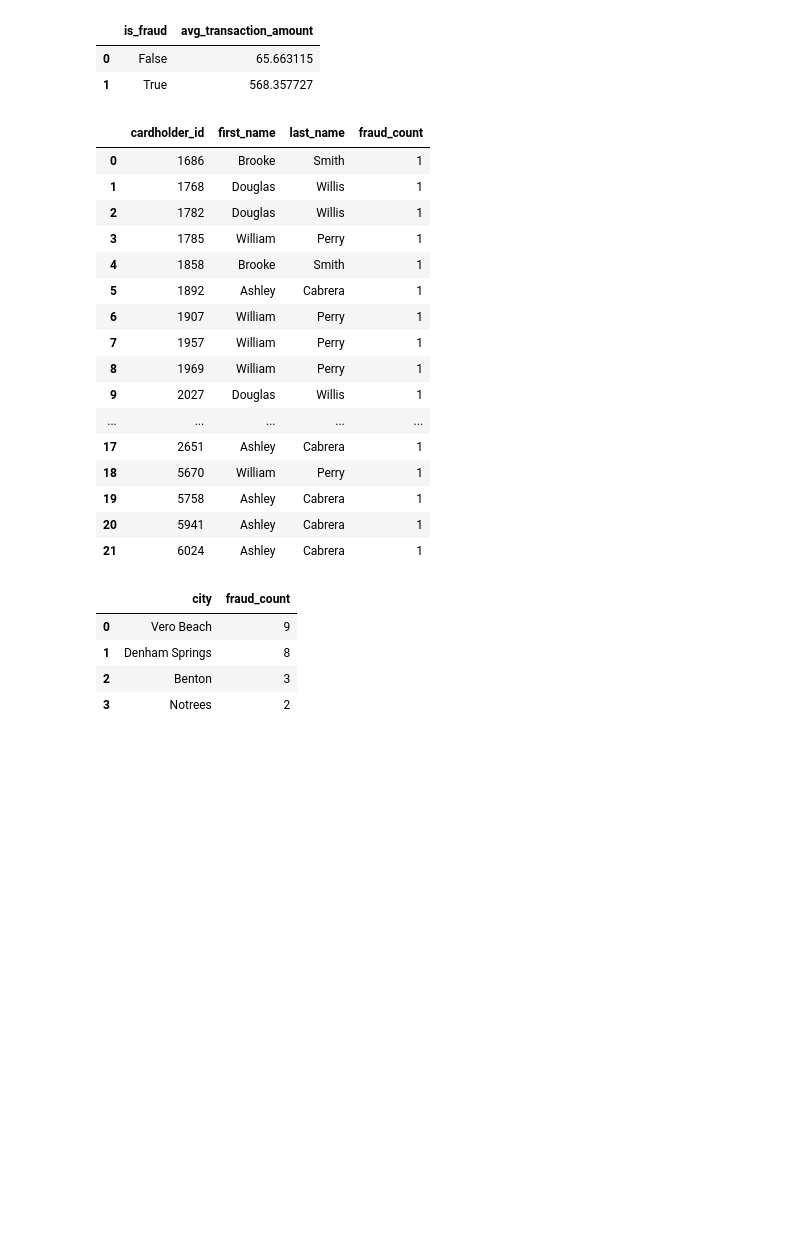
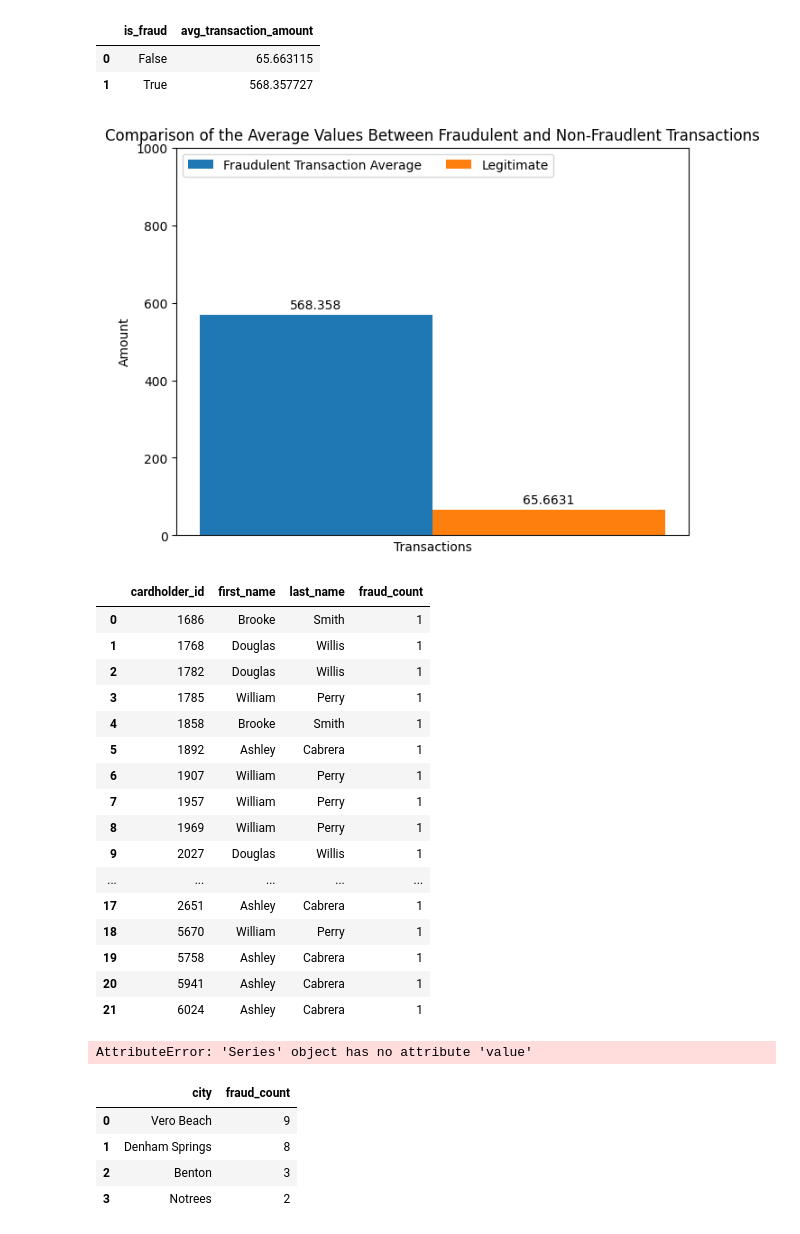
Before and after one commit to COP3710CreditCardFraudDetection/CCFraudDetectionDB, a Jupyter notebook: Team7.ipynb, the cells around one changed output. Drawn from its saved outputs; the diff is of its cells as text; code cells hidden in the pictures; blank space fills up the shorter version.

```diff
--- a/Team7.ipynb
+++ b/Team7.ipynb
@@ -84,20 +136,49 @@ import seaborn as sns
 # %%
 #Query 4:Find avg transaction amount for fraudlent and non fraudulent transactions: false being non-fraudulent, true being fraudulent.
 Query4 = """SELECT is_fraud, AVG(amount) AS avg_transaction_amount
 FROM transactions
 GROUP BY is_fraud;"""
 df4 = pd.read_sql(Query4, engine)
 from IPython.display import display
 display(df4)
 
 
 import matplotlib.pyplot as plot
-import seaborn as sns
-#plot
+import numpy as np
+#I can plot this as a grouped bar chart, or side by side bar chart
+
+name = {"Transactions"}
+LegitAvg = df4['avg_transaction_amount'].values[0]
+fraudAvg = df4['avg_transaction_amount'].values[1]
+transaction_Averages = {'Fraudulent Transaction Average':(fraudAvg), 'Legitimate':(LegitAvg)}
+
+x = np.arange(len(name)) / 2
+width = 0.25
+multiplier = 0
+
+fig, ax= plot.subplots(layout = 'constrained')
+
+for attribute, avg in transaction_Averages.items():
+    offset = width * multiplier
+    rects = ax.bar(x + offset, avg, width, label = attribute)
+    ax.bar_label(rects, padding = 3)
+    multiplier += 1
+
+
+ax.set_ylabel('Amount')
+ax.set_title('Comparison of the Average Values Between Fraudulent and Non-Fraudlent Transactions')
+ax.set_xlabel('Transactions')
+ax.set_xticks([])
+ax.legend(loc = 'upper left', ncols = 2)
+ax.set_ylim(0, 1000)
+
+
+plot.show()
 # %% [output]
 |  | is_fraud | avg_transaction_amount |
 | 0 | False | 65.663115 |
 | 1 | True | 568.357727 |
+[figure, added]
 # %%
 #Query 5:lists the cardholders who have made fraudulaent transactions and number of transactions they have made.
 Query5 = """SELECT c.cardholder_id, c.first_name, c.last_name, COUNT(t.transaction_id) AS fraud_count
@@ -112,8 +193,35 @@ from IPython.display import display
 display(df5)
 
 import matplotlib.pyplot as plot
-import seaborn as sns
-#plot
+import numpy as np
+#data
+name_dict = dict()
+for i in range(len(df5)):
+    #combine first and last names to be one string, and add them all to a map, with their values being 0.
+    name = (df5['first_name'].value[i] + " " + df5['last_name'].value[i])    #ERROR here, figure out how to concat these.
+    #if key: name is already in the dictionary, increment the value: fraud_count
+    if name in name_dict:
+        name_dict[name] += df5['fraud_count'].value[i]       #add the current fraud_count value with the previous.
+
+    #otherwise add name to the dictionary, set its value to the current fraud count value
+    else:
+        name_dict[name] = df5['fraud_count'].value[i]
+
+
+#next step, DO:
+#plot each fraudulent transaction by name, group fraudulent activity by name, assuming that a name with two different card ids is the same person.
+
+fig, ax = plot.subplots()
+
+ax.barh()
+ax.set_yticks()
+ax.set_xticks())
+ax.invert_yaxis()
+ax.set_xlabel()
+ax.set_ylabel()
+ax.set_title()
+
+plot.show()
 # %% [output]
 |  | cardholder_id | first_name | last_name | fraud_count |
 | 0 | 1686 | Brooke | Smith | 1 |
@@ -132,5 +240,6 @@ import seaborn as sns
 | 19 | 5758 | Ashley | Cabrera | 1 |
 | 20 | 5941 | Ashley | Cabrera | 1 |
 | 21 | 6024 | Ashley | Cabrera | 1 |
+AttributeError: 'Series' object has no attribute 'value'
 # %%
 #Query 6:Lists the locations with the highest amount of fradulent activity
```
Also changed, not shown: parts of 4 cells of this notebook, 1 other file.
